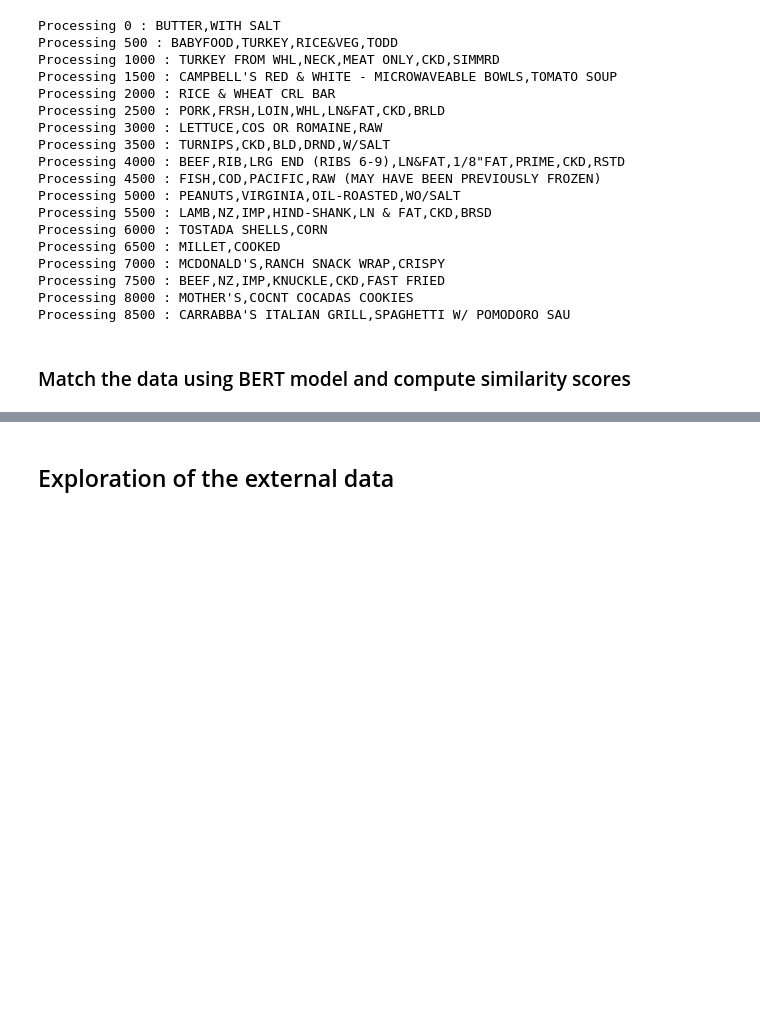
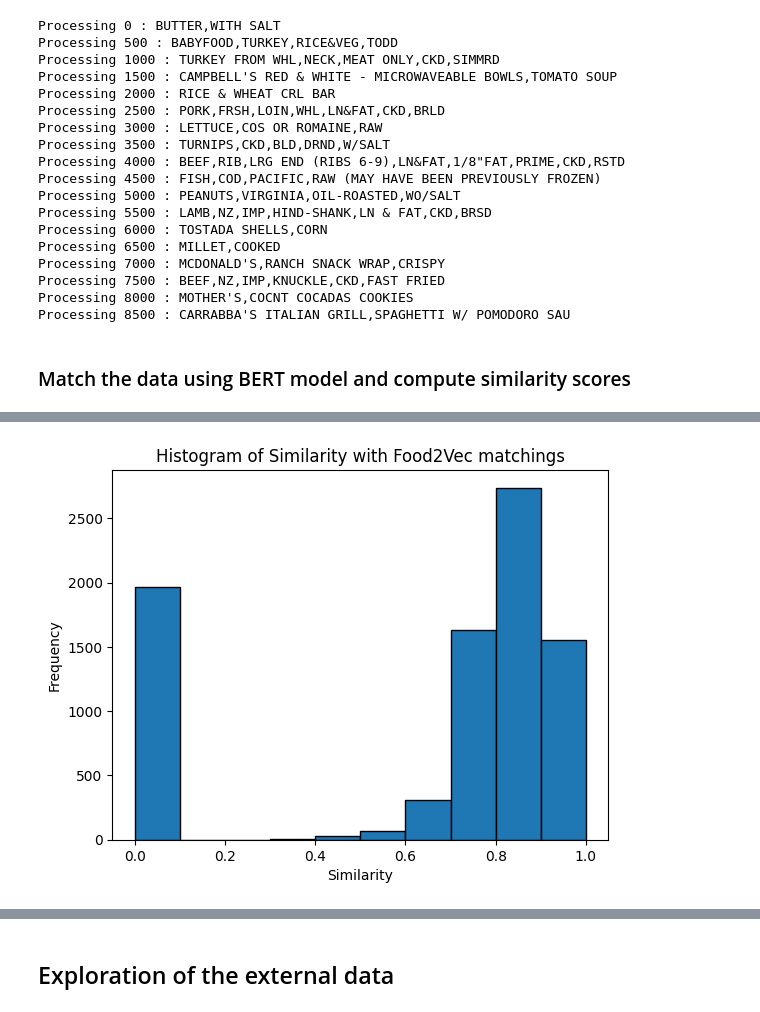
Before and after one commit to ja-nina/DietDupe, a Jupyter notebook: EDA.ipynb, the cells around one changed output, grey strips where cells are left out. Saved outputs shown, nothing was run; the diff lists cells and outputs as text; code cells hidden in the pictures; blank space fills up the shorter version.

```diff
--- a/EDA.ipynb
+++ b/EDA.ipynb
@@ -174,0 +267,26 @@ nodes.head(20)
+# %%
+from sklearn.metrics.pairwise import cosine_similarity
+
+# Assuming 'embedded_names' and 'external_data_embed' are your lists of BERT embeddings
+embedded_names_np = np.array([embedded_name if embedded_name is not None else np.zeros(300) for embedded_name in embedded_names_food2vec ])
+external_data_embed_np = np.array([embedded_name if embedded_name is not None else np.zeros(300) for embedded_name in embedded_external_data_food2vec])
+
+# Compute the cosine similarity between all pairs of vectors
+similarity_matrix = cosine_similarity(embedded_names_np, external_data_embed_np)
+
+# Find the index of the most similar vector for each vector in 'embedded_names'
+most_similar_indices = np.argmax(similarity_matrix, axis=1)
+most_similar_values = np.max(similarity_matrix, axis=1)
+
+# Create a list of tuples where each tuple is a pair of indices of the most similar embeddings
+most_similar_food2vec = list(zip(range(len(embedded_names_food2vec)), most_similar_indices, most_similar_values))
+# %%
+nodes_f2v = nodes.copy()
+# %%
+#append the embedding and name froom extrernal data to nodes dataframe
+nodes_f2v['best_match'] = None
+nodes_f2v['similarity_of_best_match'] = None
+# map nodes
+for i, j, sim in most_similar_food2vec:
+    nodes_f2v.loc[i, 'best_match'] = nutri_data.loc[j, 'Shrt_Desc']
+    nodes_f2v.loc[i, 'similarity_of_best_match'] = sim
@@ -174,0 +313,5 @@ nodes.head(20)
+# %%
+# fill nodes from food2vec with nodes from bert
+nodes_f2v.loc[nodes_f2v['similarity_of_best_match'] == 0.0, 'best_match'] = nodes['best_match']
+nodes_f2v['bert_embeddings_similarity'] = nodes['similarity_of_best_match']
+nodes_f2v['similarity_of_best_match_joint'] = np.maximum(nodes_f2v['similarity_of_best_match'].fillna(0), nodes_f2v['bert_embeddings_similarity'].fillna(0))
@@ -174,0 +348,10 @@ nodes.head(20)
+# %%
+# distribution of similarity scores
+import matplotlib.pyplot as plt
+plt.hist(nodes_f2v['similarity_of_best_match'].fillna(0), bins=10, edgecolor='black')
+plt.title('Histogram of Similarity with Food2Vec matchings')
+plt.xlabel('Similarity')
+plt.ylabel('Frequency')
+plt.show()
+# %% [output]
+[figure, added]
```
Also changed, not shown: parts of 11 cells of this notebook.
